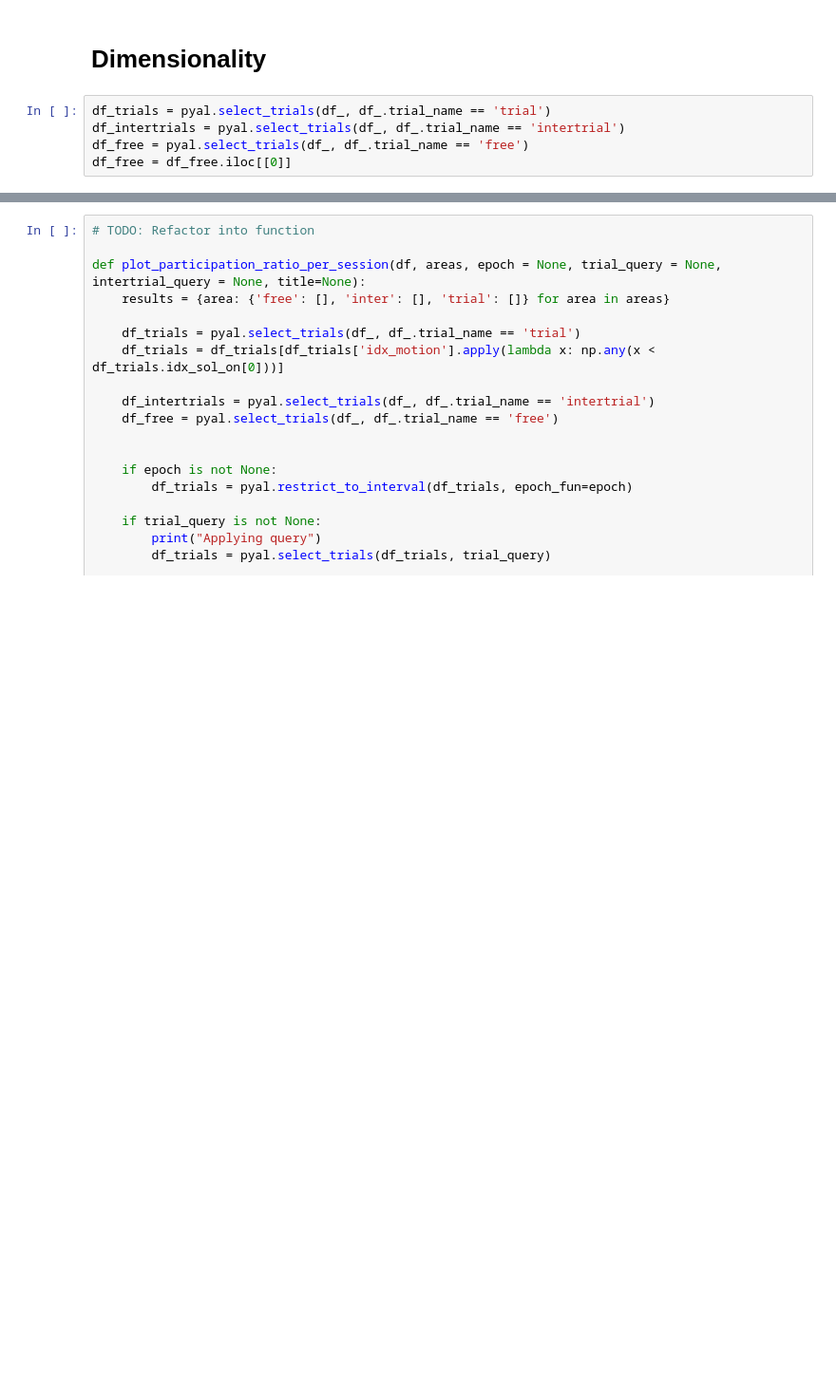
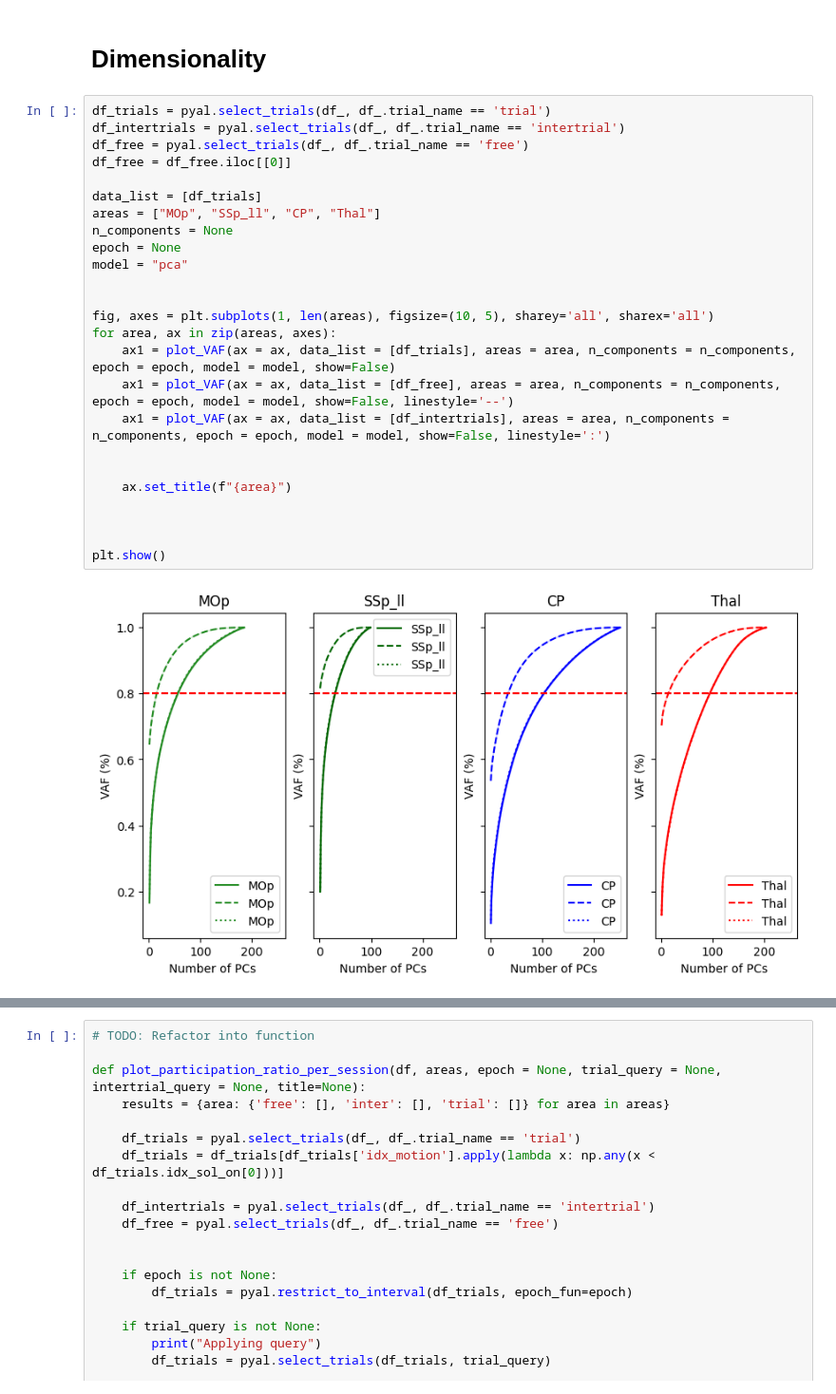
Before and after one commit to martinesparza/earthquake-analysis, a Jupyter notebook: notebooks/M046_2024_12_18_16_00_martin.ipynb, the cells around one changed output, grey strips where cells are left out. Shown at 95% size. Drawn from its saved outputs; the diff is of its cells as text; blank space fills up the shorter version.

Commit message:
Figures before lab meeting

```diff
--- a/notebooks/M046_2024_12_18_16_00_martin.ipynb
+++ b/notebooks/M046_2024_12_18_16_00_martin.ipynb
@@ -103,9 +99,31 @@ for trial in np.arange(10):
 plt.show()
 # %% [markdown]
 # Dimensionality
-# %%
-df_trials = pyal.select_trials(df_, df_.trial_name == 'trial')
-df_intertrials = pyal.select_trials(df_, df_.trial_name == 'intertrial')
-df_free = pyal.select_trials(df_, df_.trial_name == 'free')
-df_free = df_free.iloc[[0]]
+# %%
+df_trials = pyal.select_trials(df_, df_.trial_name == 'trial')
+df_intertrials = pyal.select_trials(df_, df_.trial_name == 'intertrial')
+df_free = pyal.select_trials(df_, df_.trial_name == 'free')
+df_free = df_free.iloc[[0]]
+
+data_list = [df_trials]
+areas = ["MOp", "SSp_ll", "CP", "Thal"]
+n_components = None
+epoch = None
+model = "pca"
+
+
+fig, axes = plt.subplots(1, len(areas), figsize=(10, 5), sharey='all', sharex='all')
+for area, ax in zip(areas, axes):
+    ax1 = plot_VAF(ax = ax, data_list = [df_trials], areas = area, n_components = n_components, epoch = epoch, model = model, show=False)
+    ax1 = plot_VAF(ax = ax, data_list = [df_free], areas = area, n_components = n_components, epoch = epoch, model = model, show=False, linestyle='--')
+    ax1 = plot_VAF(ax = ax, data_list = [df_intertrials], areas = area, n_components = n_components, epoch = epoch, model = model, show=False, linestyle=':')
+
+
+    ax.set_title(f"{area}")
+
+
+
+plt.show()
+# %% [output]
+[figure, added]
 # %%
```
Also changed, not shown: parts of 8 cells of this notebook, 5 other files.
